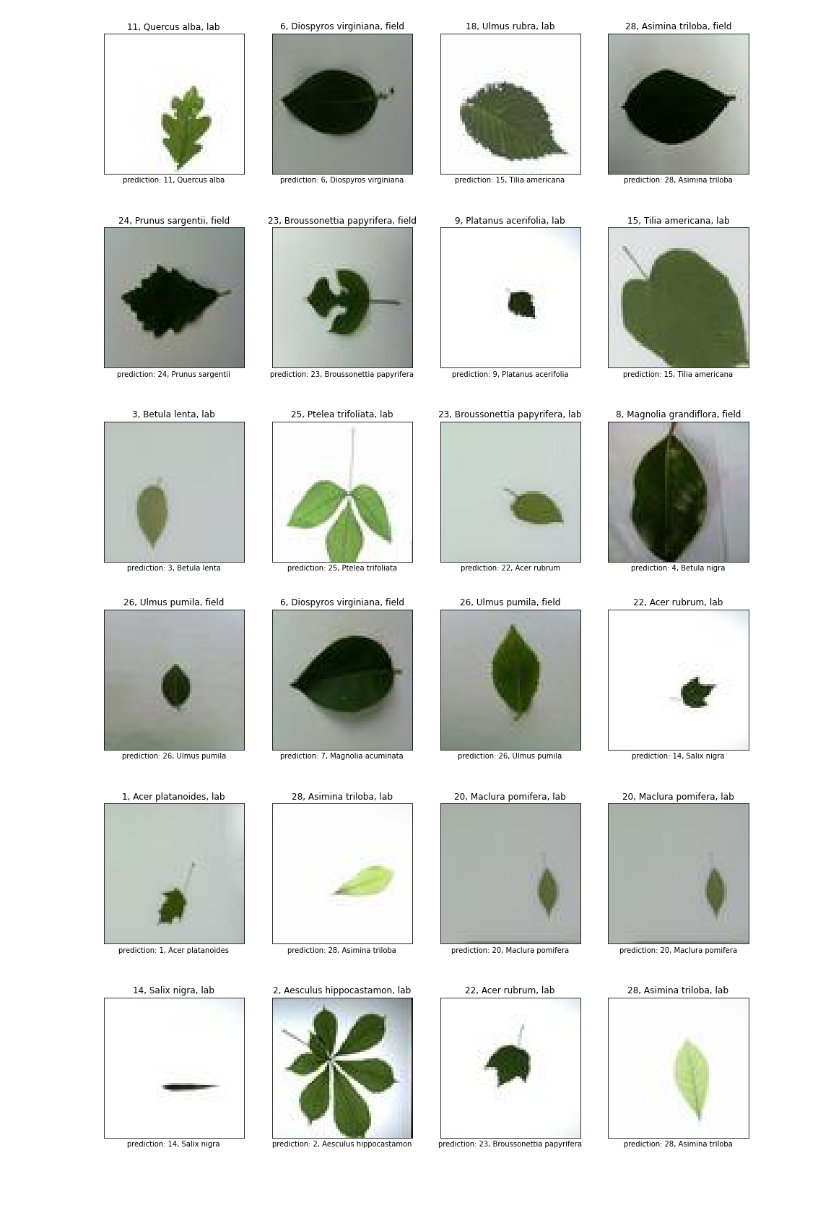
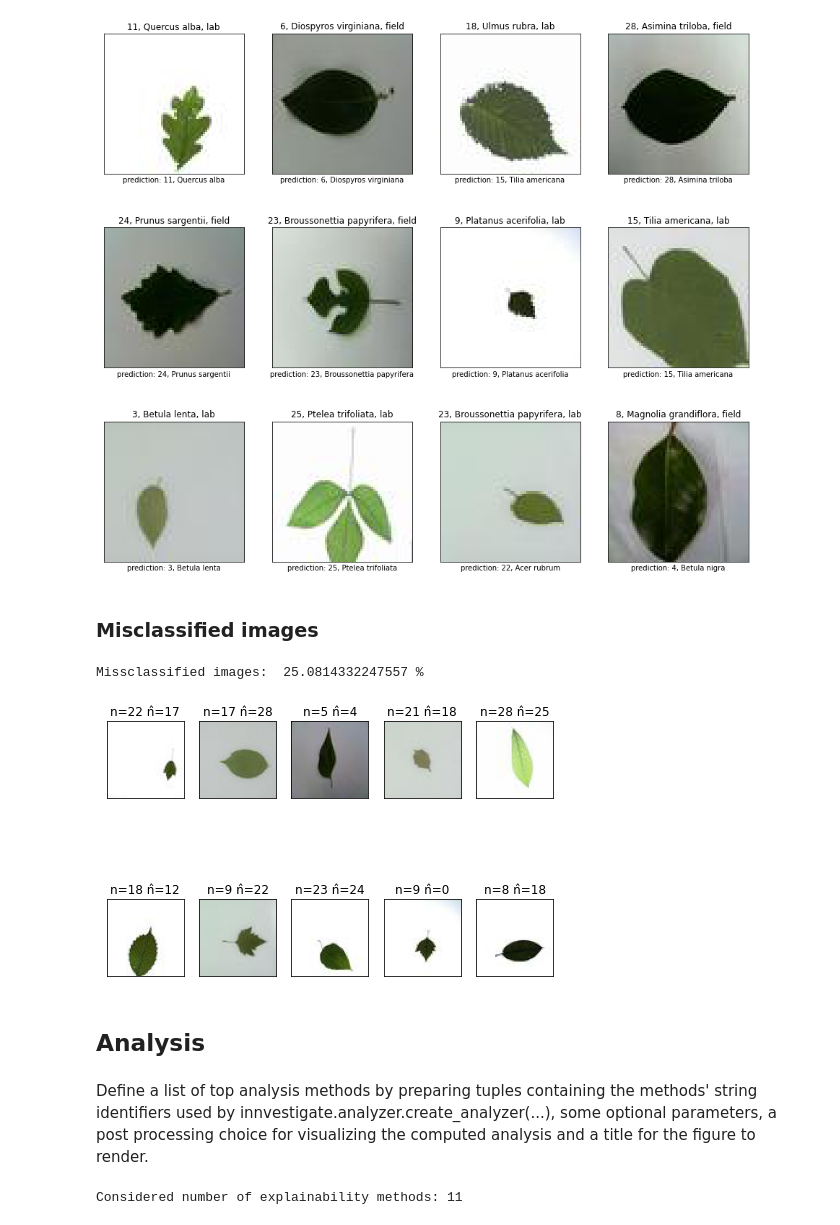
Before and after one commit to NLeSC/XAI, a Jupyter notebook: Software/LeafSnapDemo/LeafSnapModel30_ManyImagesSomeMethods.ipynb, the cells around one changed output. Saved outputs shown, nothing was run; the diff lists cells and outputs as text; code cells hidden in the pictures; blank space fills up the shorter version.

```diff
--- a/Software/LeafSnapDemo/LeafSnapModel30_ManyImagesSomeMethods.ipynb
+++ b/Software/LeafSnapDemo/LeafSnapModel30_ManyImagesSomeMethods.ipynb
@@ -214,7 +219,76 @@ d.plot_12seqimages(images = images_test, labels = labels_numeric_test, predictio
 [figure]
 # %%
 # display 12 random images and display their predictions
-d.plot_12images(images = images_test, labels = labels_numeric_test, predictions = prediction_numeric,
-                  sources = sources_test, unique_species_names = unique_labels, figsize=(16,14))
+#d.plot_12images(images = images_test, labels = labels_numeric_test, predictions = prediction_numeric,
+#                  sources = sources_test, unique_species_names = unique_labels, figsize=(16,14))
-# %% [output]
-[figure, removed]
+# %% [markdown]
+### Misclassified images
+# %%
+labels_numeric = labels_numeric_test.to_numpy()
+indices_wrong = [i for i,v in enumerate(prediction_numeric) if (prediction_numeric[i])!=(labels_numeric[i])]
+print('Missclassified images: ', len(indices_wrong)/len(labels_numeric)*100, '%')
+# %% [output]
+Missclassified images:  25.0814332247557 %
+# %%
+# display the first 10 missclassified images
+plt.figure(figsize=(8, 6))
+for i in range(10):
+
+    ind = indices_wrong[i]
+    img = images_test[ind].reshape(img_rows, img_cols, img_channels)
+    lab = labels_numeric[ind]
+    pred = prediction_numeric[ind]
+
+    plt.subplot(2, 5, i+1)
+    plt.imshow(img)
+    plt.xticks([])
+    plt.yticks([])
+    plt.title('n=%d n̂=%d' % (lab, pred))
+
+plt.show()
+# %% [output]
+[figure, added]
+# %% [markdown]
+## Analysis
+# %% [markdown]
+Define a list of top analysis methods by preparing tuples containing the methods' string identifiers used by innvestigate.analyzer.create_analyzer(...), some optional parameters, a post processing choice for visualizing the computed analysis and a title for the figure to render.
+# %%
+#patterns = net["patterns"]
+#input_range = net["input_range"]
+input_range = [0, 1] #???
+noise_scale = (input_range[1]-input_range[0]) * 0.1
+
+# Methods we use and some properties.
+methods = [
+    # NAME                    OPT.PARAMS                POSTPROC FXN                TITLE
+    # Show input.
+    ("input",                 {},                       imgnetutils.image,         "Input"),
+
+    # Function
+    ("gradient",              {"postprocess": "abs"},   imgnetutils.graymap,       "Gradient"),
+    ("smoothgrad",            {"augment_by_n": 64,
+                               "noise_scale": noise_scale,
+                               "postprocess": "square"},imgnetutils.graymap,       "SmoothGrad"),
+
+    # Signal
+    ("deconvnet",             {},                       imgnetutils.bk_proj,       "Deconvnet"),
+    ("guided_backprop",       {},                       imgnetutils.bk_proj,       "Guided Backprop",),
+ #   ("pattern.net",           {"patterns": patterns},   imgnetutils.bk_proj,       "PatternNet"),
+
+    # Interaction
+ #   ("pattern.attribution",   {"patterns": patterns},   imgnetutils.heatmap,       "PatternAttribution"),
+    ("deep_taylor.bounded",   {"low": input_range[0],
+                               "high": input_range[1]}, imgnetutils.heatmap,       "DeepTaylor"),
+    ("input_t_gradient",      {},                       imgnetutils.heatmap,       "Input * Gradient"),
+    ("integrated_gradients",  {"reference_inputs": input_range[0],
+                               "steps": 64},            imgnetutils.heatmap,       "Integrated Gradients"),
+    ("lrp.z",                 {},                       imgnetutils.heatmap,       "LRP-Z"),
+    ("lrp.epsilon",           {"epsilon": 1},           imgnetutils.heatmap,       "LRP-Epsilon"),
+    ("lrp.sequential_preset_a_flat",{"epsilon": 1},     imgnetutils.heatmap,       "LRP-PresetAFlat"),
+    ("lrp.sequential_preset_b_flat",{"epsilon": 1},     imgnetutils.heatmap,       "LRP-PresetBFlat"),
+]
+
+
+print('Considered number of explainability methods:', len(methods)-1)
+# %% [output]
+Considered number of explainability methods: 11
```
Also changed, not shown: parts of 5 cells of this notebook.
